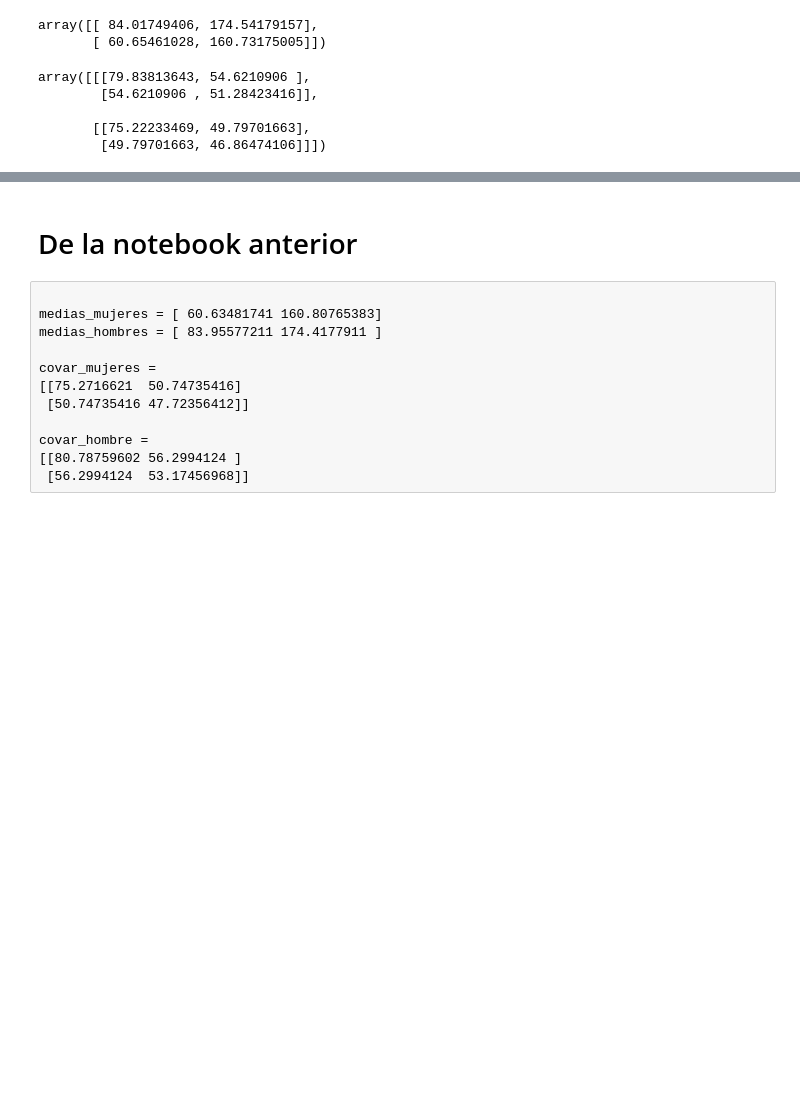
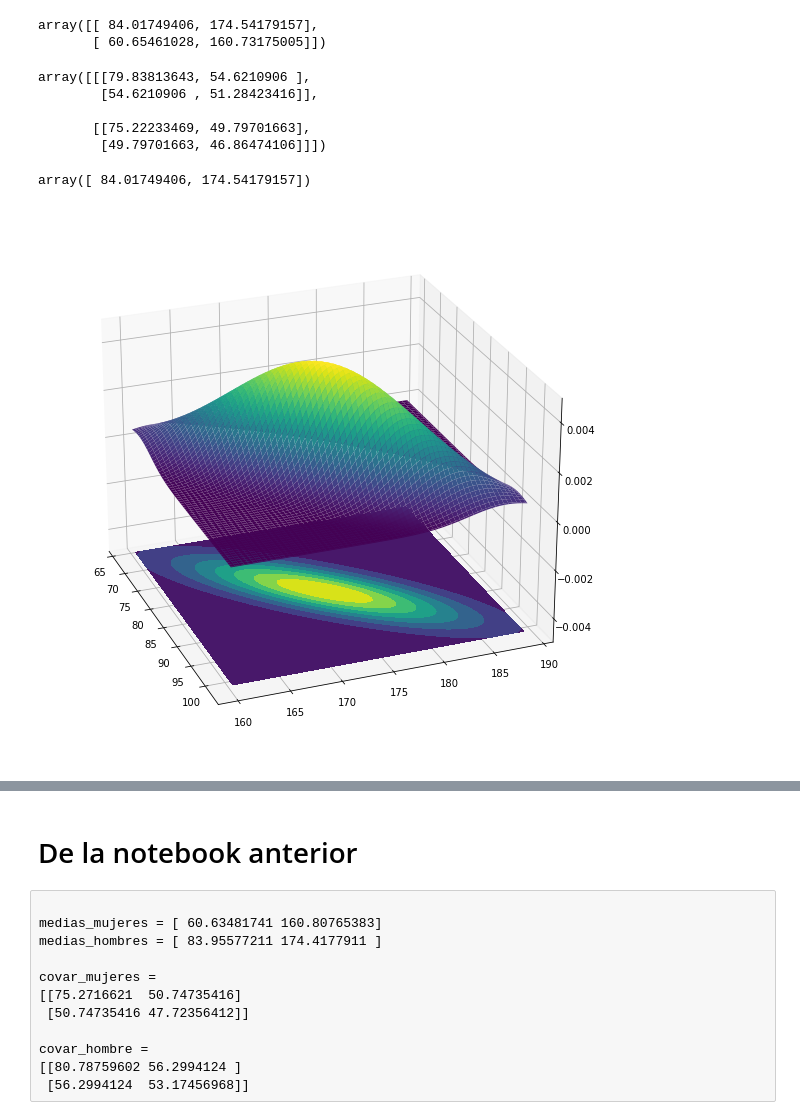
Before and after one commit to jpvidela/diplo-dl_02_Probabilidad, a Jupyter notebook: 12-GMM.ipynb, the cells around one changed output, grey strips where cells are left out. Cells and saved outputs as stored; diff of their text form; code cells hidden in the pictures; blank space fills up the shorter version.

```diff
--- a/12-GMM.ipynb
+++ b/12-GMM.ipynb
@@ -33,3 +36,14 @@ array([[[79.83813643, 54.6210906 ],
 
        [[75.22233469, 49.79701663],
         [49.79701663, 46.86474106]]])
+# %%
+model.means_[0]
+# %% [output]
+array([ 84.01749406, 174.54179157])
+# %%
+from helper import plot_mv_gaussian
+
+# Modelo generado para hombres
+plot_mv_gaussian(model.means_[0],model.covariances_[0])
+# %% [output]
+[figure, added]
```
Also changed, not shown: parts of 6 cells of this notebook, 9 other files.
